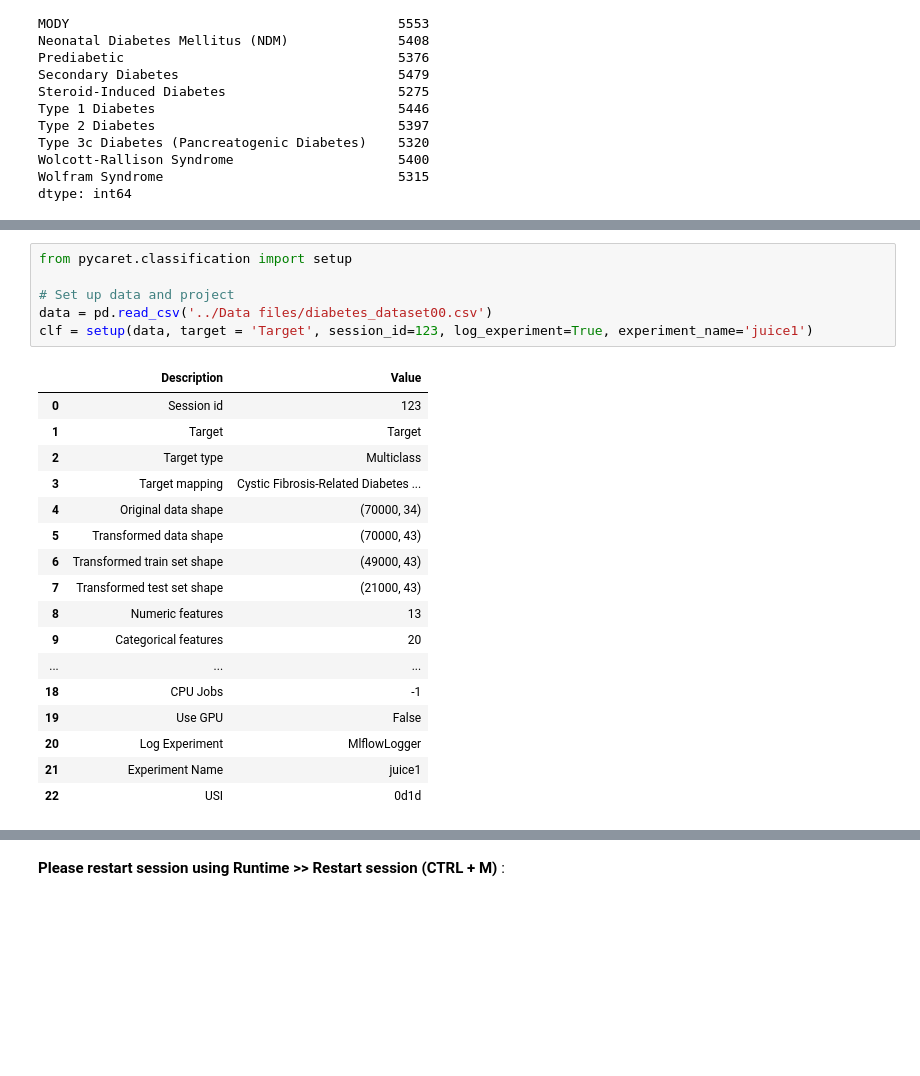
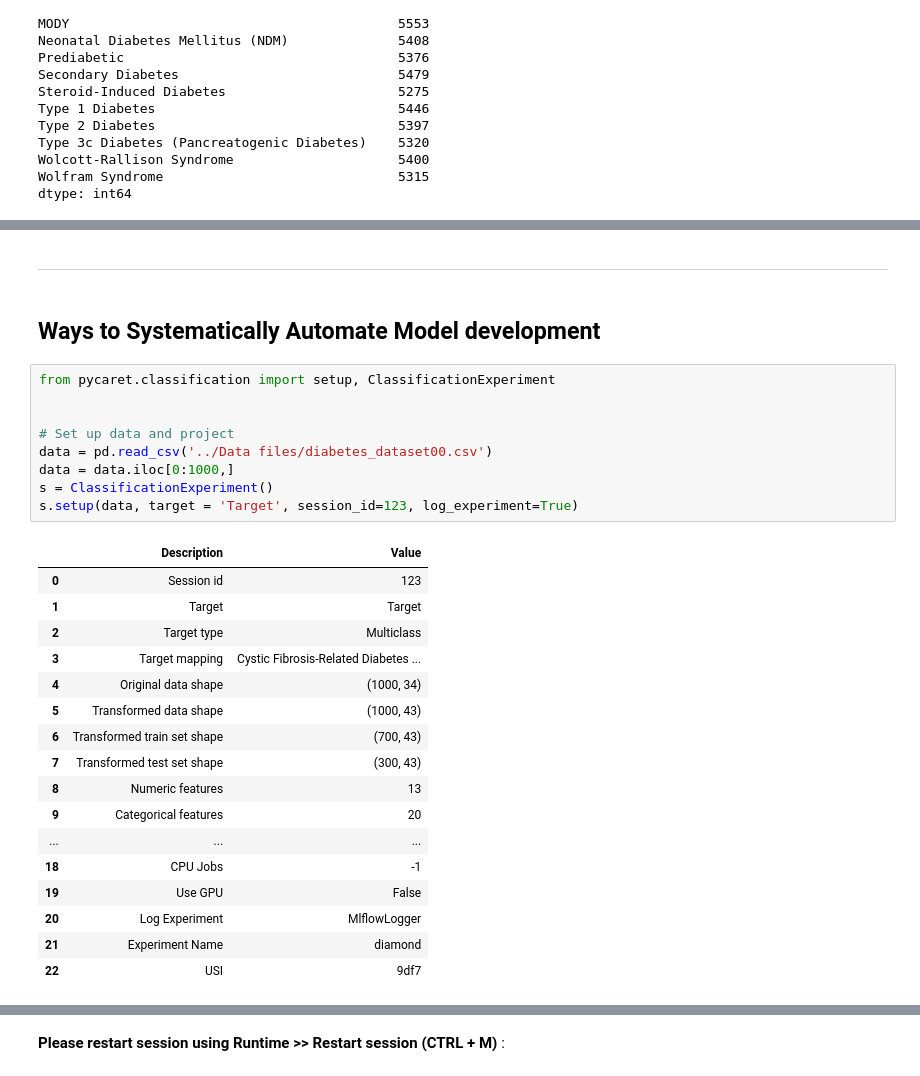
Before and after one commit to mandar-karhade/Medcon2024, a Jupyter notebook: Notebooks/2025_AI_summit_ML_to_use_data2.ipynb, the cells around one changed output, grey strips where cells are left out. Saved outputs shown, nothing was run; the diff lists cells and outputs as text; blank space fills up the shorter version.

```diff
--- a/Notebooks/2025_AI_summit_ML_to_use_data2.ipynb
+++ b/Notebooks/2025_AI_summit_ML_to_use_data2.ipynb
@@ -924,24 +910,31 @@ Multiclass classification analysis completed successfully!
+# %% [markdown]
+---
+# %% [markdown]
+## Ways to Systematically Automate Model development
 # %%
-from pycaret.classification import setup
+from pycaret.classification import setup, ClassificationExperiment
+
 
 # Set up data and project
 data = pd.read_csv('../Data files/diabetes_dataset00.csv')
-clf = setup(data, target = 'Target', session_id=123, log_experiment=True, experiment_name='juice1')
+data = data.iloc[0:1000,]
+s = ClassificationExperiment()
+s.setup(data, target = 'Target', session_id=123, log_experiment=True)
 # %% [output]
 |  | Description | Value |
 | 0 | Session id | 123 |
 | 1 | Target | Target |
 | 2 | Target type | Multiclass |
 | 3 | Target mapping | Cystic Fibrosis-Related Diabetes ... |
-| 4 | Original data shape | (70000, 34) |
-| 5 | Transformed data shape | (70000, 43) |
-| 6 | Transformed train set shape | (49000, 43) |
-| 7 | Transformed test set shape | (21000, 43) |
+| 4 | Original data shape | (1000, 34) |
+| 5 | Transformed data shape | (1000, 43) |
+| 6 | Transformed train set shape | (700, 43) |
+| 7 | Transformed test set shape | (300, 43) |
 | 8 | Numeric features | 13 |
 | 9 | Categorical features | 20 |
 | ... | ... | ... |
 | 18 | CPU Jobs | -1 |
 | 19 | Use GPU | False |
 | 20 | Log Experiment | MlflowLogger |
-| 21 | Experiment Name | juice1 |
-| 22 | USI | 0d1d |
+| 21 | Experiment Name | diamond |
+| 22 | USI | 9df7 |
```
Also changed, not shown: parts of 17 cells of this notebook, 2 other files.
